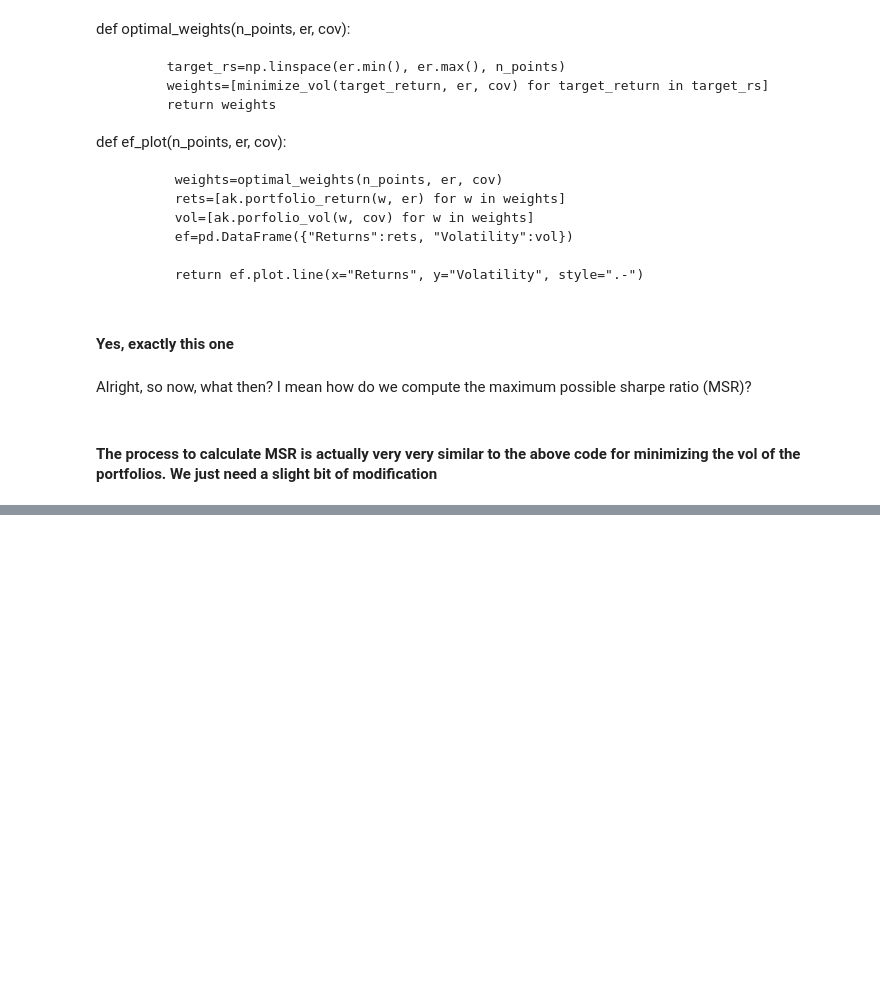
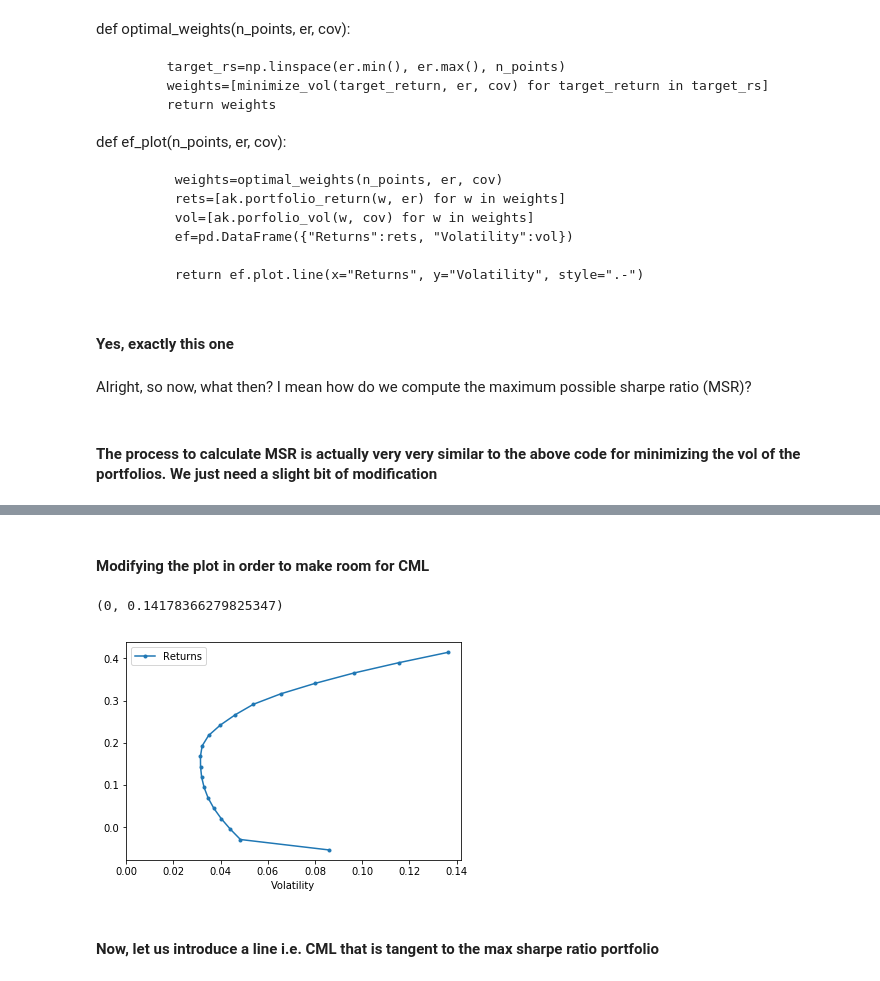
Before and after one commit to biv-neupane7/Investment-management-with-python, a Jupyter notebook: Week 2 Efficient frontier and portfolio management.ipynb, the cells around one changed output, grey strips where cells are left out. Cells and saved outputs as stored; diff of their text form; code cells hidden in the pictures; blank space fills up the shorter version.

```diff
--- a/Week 2 Efficient frontier and portfolio management.ipynb
+++ b/Week 2 Efficient frontier and portfolio management.ipynb
@@ -615,0 +664,10 @@ Alright, so now, what then? I mean how do we compute the maximum possible sharpe
+# %% [markdown]
+#### Modifying the plot in order to make room for CML
+# %%
+ax=ak.plot_ef(20,er,cov)
+ax.set_xlim(left=0) # By doing this, we are basically asking matplotlib to plot in a way that the x-axis starts from 0
+# %% [output]
+(0, 0.14178366279825347)
+[figure, added]
+# %% [markdown]
+#### Now, let us introduce a line i.e. CML that is tangent to the max sharpe ratio portfolio
```
Also changed, not shown: parts of 7 cells of this notebook.
